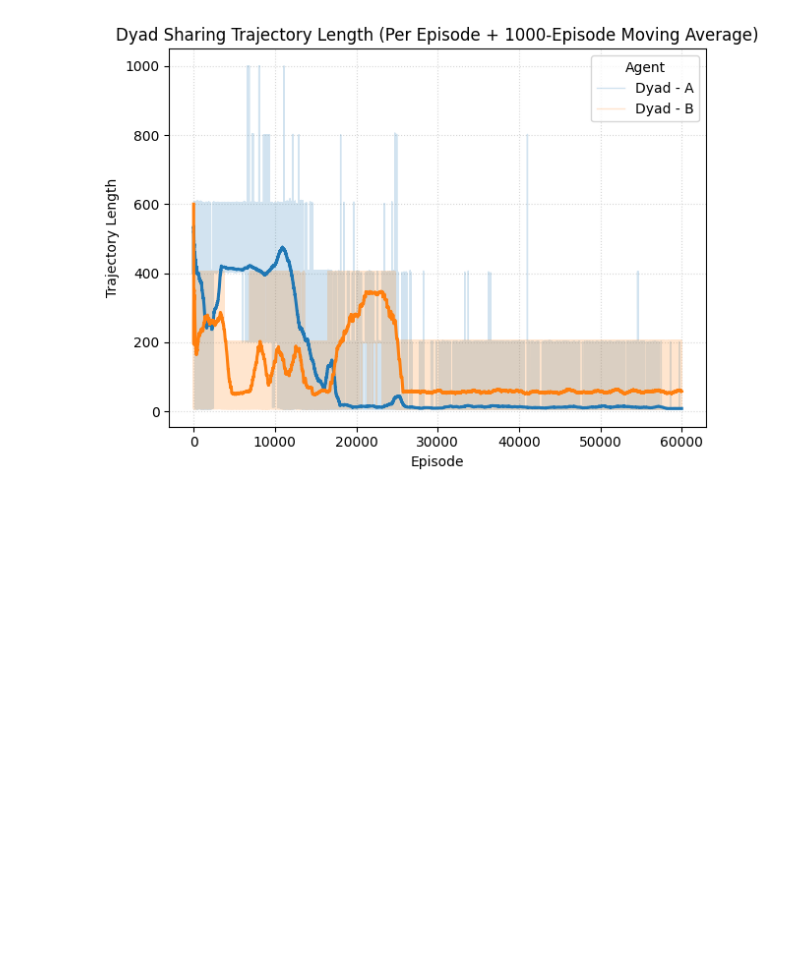
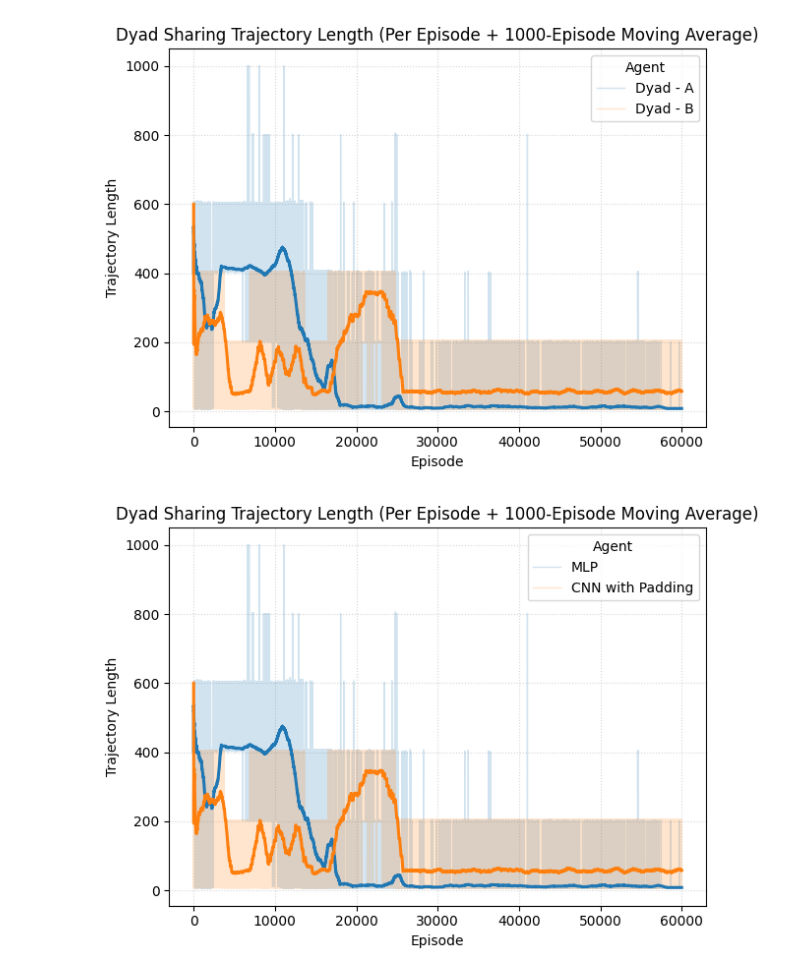
Before and after one commit to fleer/dyad_rl, a Jupyter notebook: paper_plots.ipynb, the cells around one changed output. Cells and saved outputs as stored; diff of their text form; code cells hidden in the pictures; blank space fills up the shorter version.

Commit message:
Implemented plot_dyad_sharing_trajectory

```diff
--- a/paper_plots.ipynb
+++ b/paper_plots.ipynb
@@ -181,0 +229,5 @@ plot_dyad_sharing_trajectory(pooling_cnn_mlp_dyad_sharing)
+# %%
+
+plot_dyad_sharing_trajectory(pooling_cnn_mlp_dyad_sharing)
+# %% [output]
+[figure, added]
```
Also changed, not shown: parts of 3 cells of this notebook.
